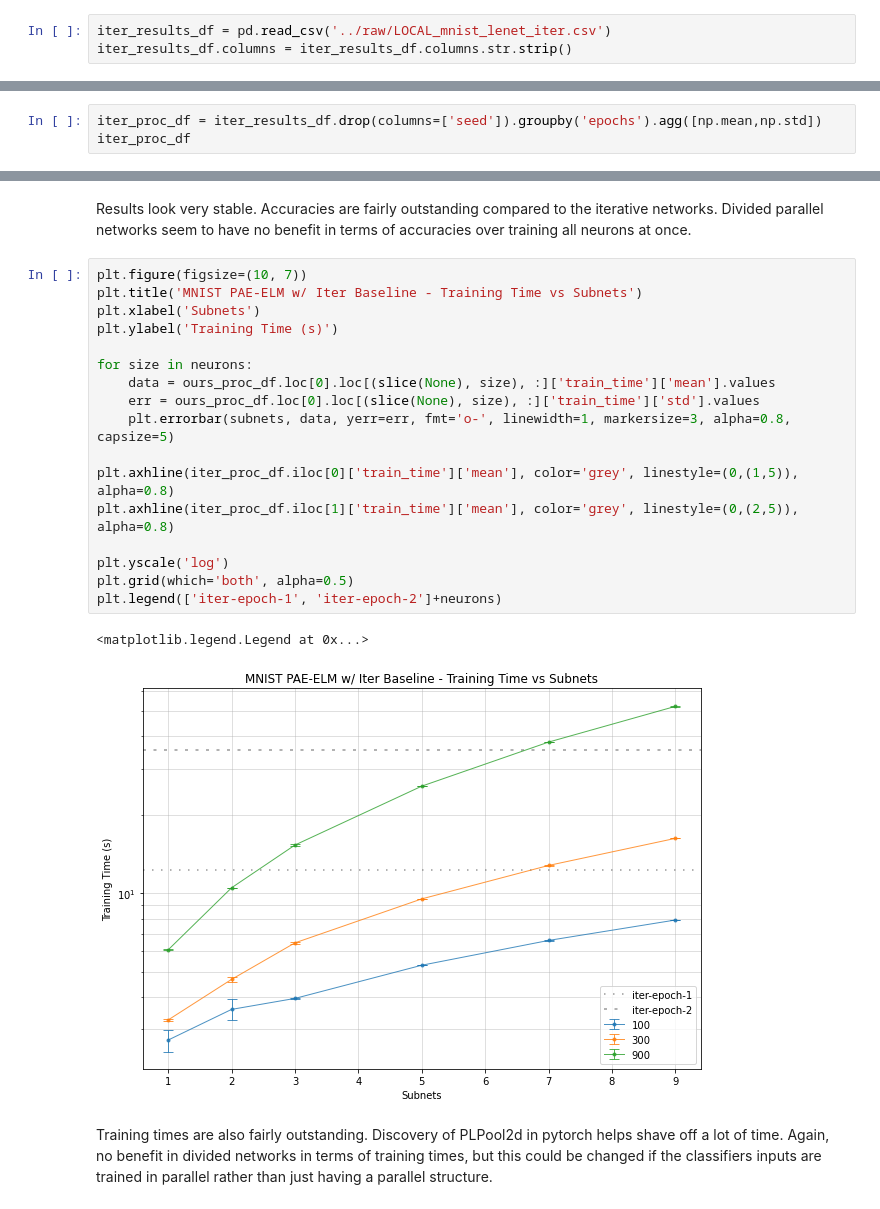
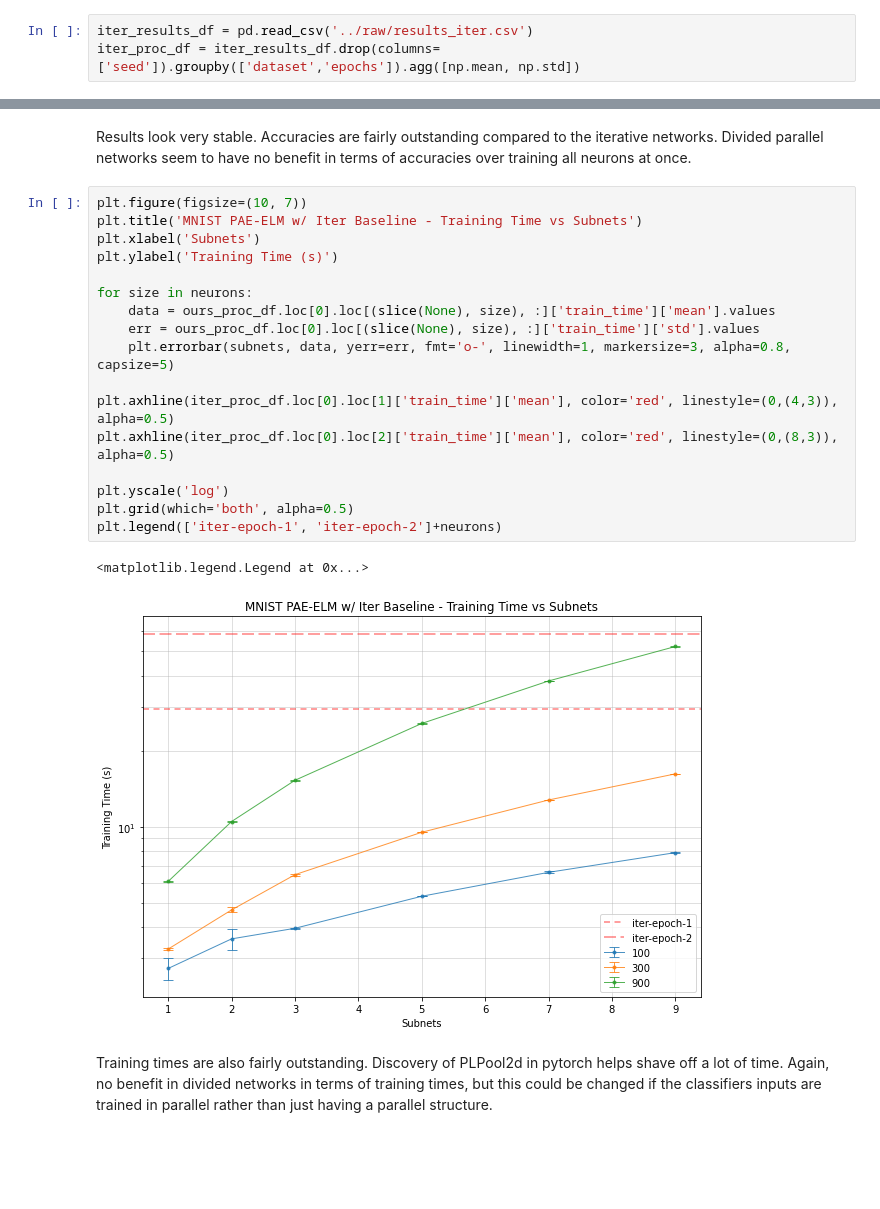
Before and after one commit to peterddod/lvl4-individual-project, a Jupyter notebook: data/notebooks/ours_analysis.ipynb, the cells around one changed output, grey strips where cells are left out. Cells and saved outputs as stored; diff of their text form; blank space fills up the shorter version.

```diff
--- a/data/notebooks/ours_analysis.ipynb
+++ b/data/notebooks/ours_analysis.ipynb
@@ -6,5 +6,5 @@ import numpy as np
 results_df = pd.read_csv('../raw/results_ours.csv')
 results_df.columns = results_df.columns.str.strip()
 # %%
-iter_results_df = pd.read_csv('../raw/LOCAL_mnist_lenet_iter.csv')
-iter_results_df.columns = iter_results_df.columns.str.strip()
+iter_results_df = pd.read_csv('../raw/results_iter.csv')
+iter_proc_df = iter_results_df.drop(columns=['seed']).groupby(['dataset','epochs']).agg([np.mean, np.std])
@@ -31,3 +27,0 @@ ours_proc_df = results_df.drop(columns=['seed']).groupby(['dataset', 'subnets',
-# %%
-iter_proc_df = iter_results_df.drop(columns=['seed']).groupby('epochs').agg([np.mean,np.std])
-iter_proc_df
@@ -67,23 +88,23 @@ Results look very stable. Accuracies are fairly outstanding compared to the iter
 # %%
 plt.figure(figsize=(10, 7))
 plt.title('MNIST PAE-ELM w/ Iter Baseline - Training Time vs Subnets')
 plt.xlabel('Subnets')
 plt.ylabel('Training Time (s)')
 
 for size in neurons:
     data = ours_proc_df.loc[0].loc[(slice(None), size), :]['train_time']['mean'].values
     err = ours_proc_df.loc[0].loc[(slice(None), size), :]['train_time']['std'].values
     plt.errorbar(subnets, data, yerr=err, fmt='o-', linewidth=1, markersize=3, alpha=0.8, capsize=5)
 
-plt.axhline(iter_proc_df.iloc[0]['train_time']['mean'], color='grey', linestyle=(0,(1,5)), alpha=0.8)
-plt.axhline(iter_proc_df.iloc[1]['train_time']['mean'], color='grey', linestyle=(0,(2,5)), alpha=0.8)
+plt.axhline(iter_proc_df.loc[0].loc[1]['train_time']['mean'], color='red', linestyle=(0,(4,3)), alpha=0.5)
+plt.axhline(iter_proc_df.loc[0].loc[2]['train_time']['mean'], color='red', linestyle=(0,(8,3)), alpha=0.5)
 
 plt.yscale('log')
 plt.grid(which='both', alpha=0.5)
 plt.legend(['iter-epoch-1', 'iter-epoch-2']+neurons)
 # %% [output]
 <matplotlib.legend.Legend at 0x...>
-[figure, old version]
+[figure, new version]
 # %% [markdown]
 Training times are also fairly outstanding. Discovery of PLPool2d in pytorch helps shave off a lot of time. Again, no benefit in divided networks in terms of training times, but this could be changed if the classifiers inputs are trained in parallel rather than just having a parallel structure.
 # %% [markdown]
```
Also changed, not shown: parts of 11 cells of this notebook, 5 other files.
